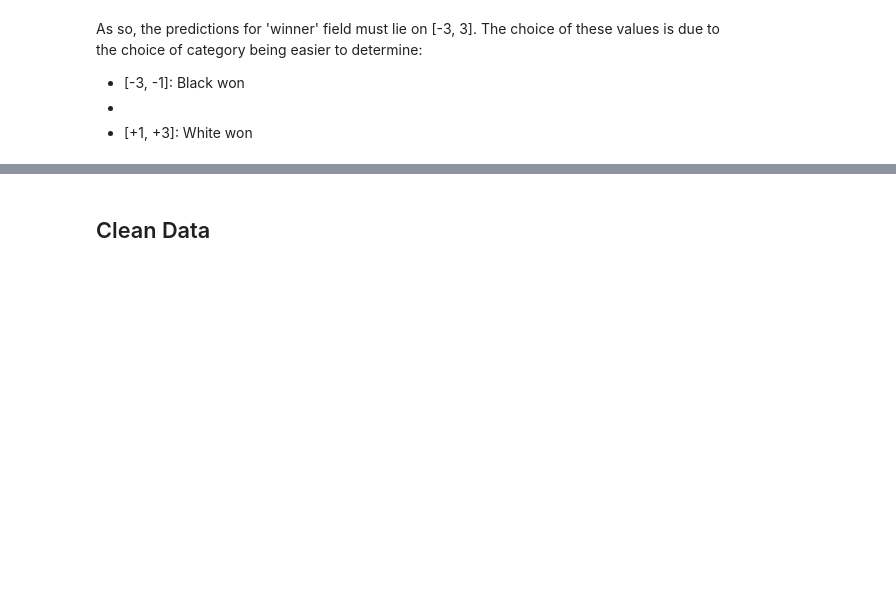
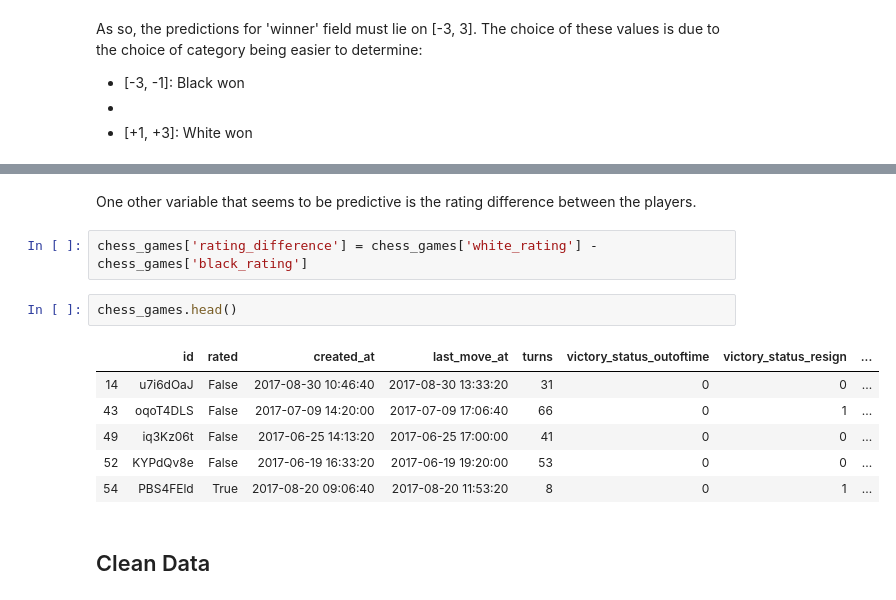
Before and after one commit to mpereiramoretti/lichess-games-prediction, a Jupyter notebook: chess-matches-model.ipynb, the cells around one changed output, grey strips where cells are left out. Drawn from its saved outputs; the diff is of its cells as text; blank space fills up the shorter version.

```diff
--- a/chess-matches-model.ipynb
+++ b/chess-matches-model.ipynb
@@ -355,5 +355,18 @@ chess_games.tail()
 | 20055 | yrAas0Kj | True | 2017-07-10 14:44:37.493 | 2017-07-10 14:47:30.327 | 35 | 0 | 0 | ... |
 | 20056 | b0v4tRyF | True | 2017-07-10 14:15:27.019 | 2017-07-10 14:31:13.718 | 109 | 0 | 1 | ... |
 | 20057 | N8G2JHGG | True | 2017-07-09 23:32:32.649 | 2017-07-09 23:44:49.348 | 78 | 0 | 0 | ... |
+# %% [markdown]
+One other variable that seems to be predictive is the rating difference between the players.
+# %%
+chess_games['rating_difference'] = chess_games['white_rating'] - chess_games['black_rating']
+# %%
+chess_games.head()
+# %% [output]
+|  | id | rated | created_at | last_move_at | turns | victory_status_outoftime | victory_status_resign | ... |
+| 14 | u7i6dOaJ | False | 2017-08-30 10:46:40 | 2017-08-30 13:33:20 | 31 | 0 | 0 | ... |
+| 43 | oqoT4DLS | False | 2017-07-09 14:20:00 | 2017-07-09 17:06:40 | 66 | 0 | 1 | ... |
+| 49 | iq3Kz06t | False | 2017-06-25 14:13:20 | 2017-06-25 17:00:00 | 41 | 0 | 0 | ... |
+| 52 | KYPdQv8e | False | 2017-06-19 16:33:20 | 2017-06-19 19:20:00 | 53 | 0 | 0 | ... |
+| 54 | PBS4FEld | True | 2017-08-20 09:06:40 | 2017-08-20 11:53:20 | 8 | 0 | 1 | ... |
 # %% [markdown]
 ## Clean Data
```
Also changed, not shown: parts of 23 cells of this notebook.
